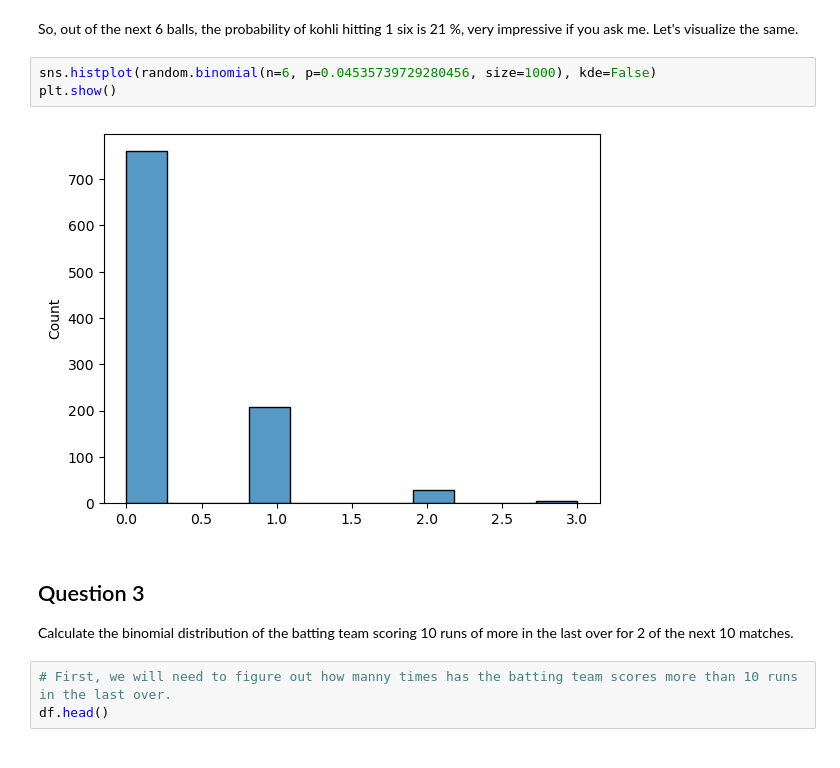
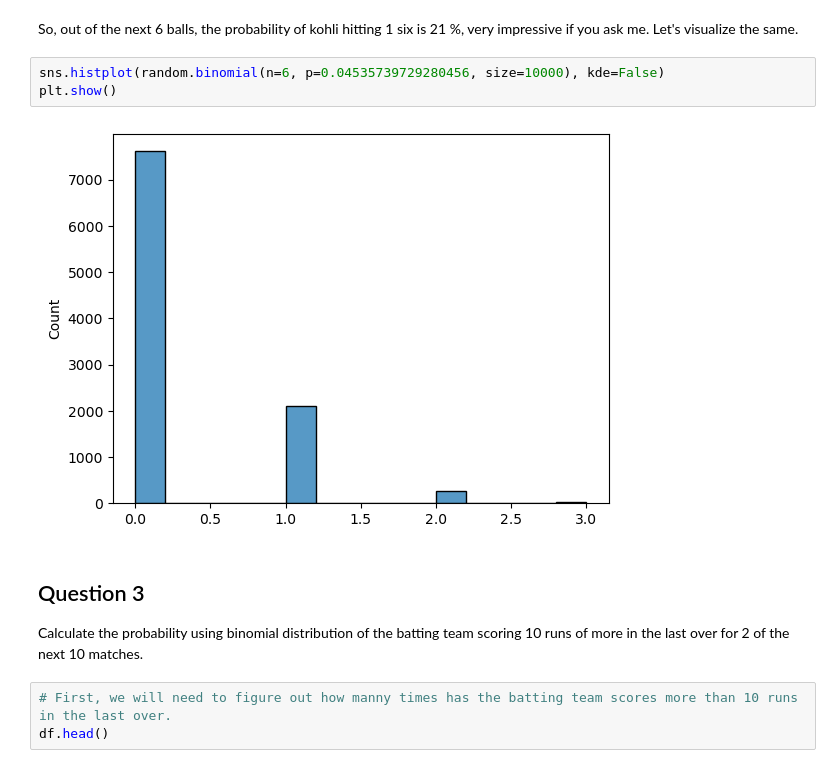
Before and after one commit to Infinity1008/Rough, a Jupyter notebook: Binomial_Distribution_ABADS.ipynb, the cells around one changed output. Cells and saved outputs as stored; diff of their text form.

```diff
--- a/Binomial_Distribution_ABADS.ipynb
+++ b/Binomial_Distribution_ABADS.ipynb
@@ -402,13 +494,13 @@ binom.pmf(k=1, n=6, p=0.04535739729280456)
 # %% [markdown]
 So, out of the next 6 balls, the probability of kohli hitting 1 six is 21 %, very impressive if you ask me. Let's visualize the same.
 # %%
-sns.histplot(random.binomial(n=6, p=0.04535739729280456, size=1000), kde=False)
+sns.histplot(random.binomial(n=6, p=0.04535739729280456, size=10000), kde=False)
 plt.show()
 # %% [output]
-[figure, old version]
+[figure, new version]
 # %% [markdown]
 ## Question 3
-Calculate the binomial distribution of the batting team scoring 10 runs of more in the last over for 2 of the next 10 matches.
+Calculate the probability using binomial distribution of the batting team scoring 10 runs of more in the last over for 2 of the next 10 matches.
 # %%
 # First, we will need to figure out how manny times has the batting team scores more than 10 runs in the last over.
 df.head()
```
Also changed, not shown: parts of 26 cells of this notebook, 2 other files.
